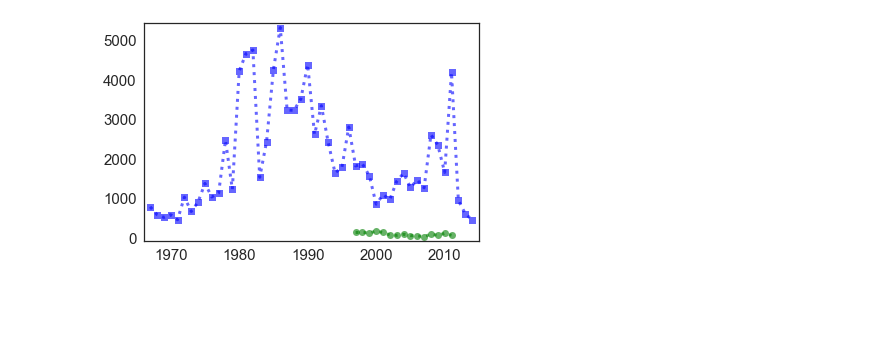
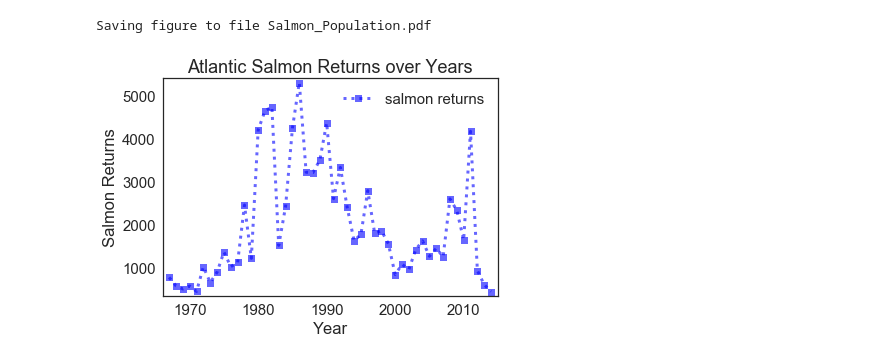
Before and after one commit to QingmuDeng/Project-1, a Jupyter notebook: Project One.ipynb, the cells around one changed output. Drawn from its saved outputs; the diff is of its cells as text; code cells hidden in the pictures; blank space fills up the shorter version.

```diff
--- a/Project One.ipynb
+++ b/Project One.ipynb
@@ -30,11 +28,15 @@ salmon_pop.index = salmon_pop.year
 #salmon_popu = salmon_pop.hatchery + salmon_pop.natural
 pop_total = salmon_pop.natural + salmon_pop.hatchery
 #salmon_pop.fst
-# %%
-newfig()
-plot(salmon_pop.index, salmon_pop.total, 'bs:')
-plot(aqua_prdt.index, aqua_prdt.production*.01, 'go:')
-# %% [output]
-[figure, removed]
+# %%
+newfig()
+plot(salmon_pop.index, salmon_pop.total, 'bs:', label = 'salmon returns')
+decorate(title = 'Atlantic Salmon Returns over Years',
+         xlabel = 'Year',
+         ylabel = 'Salmon Returns')
+savefig('Salmon_Population.pdf')
+# %% [output]
+Saving figure to file Salmon_Population.pdf
+[figure, added]
 # %%
 newfig()
```
Also changed, not shown: parts of 11 cells of this notebook, 9 other files.
